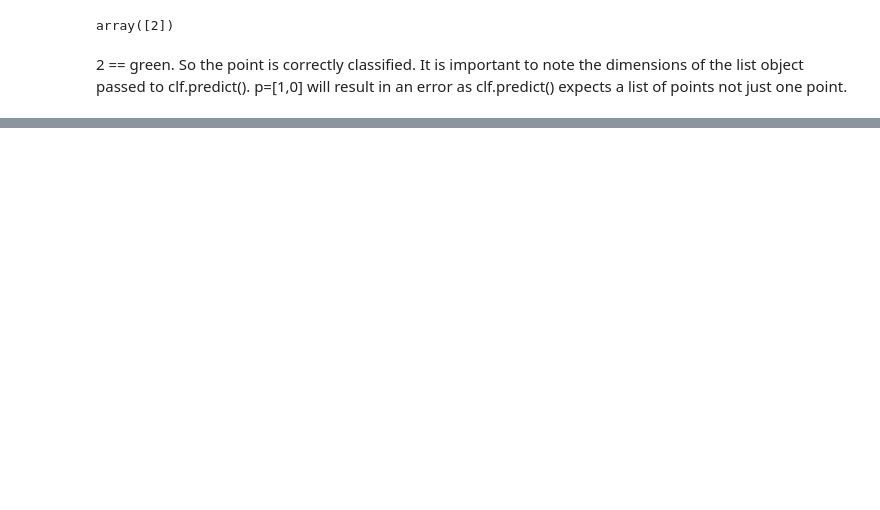
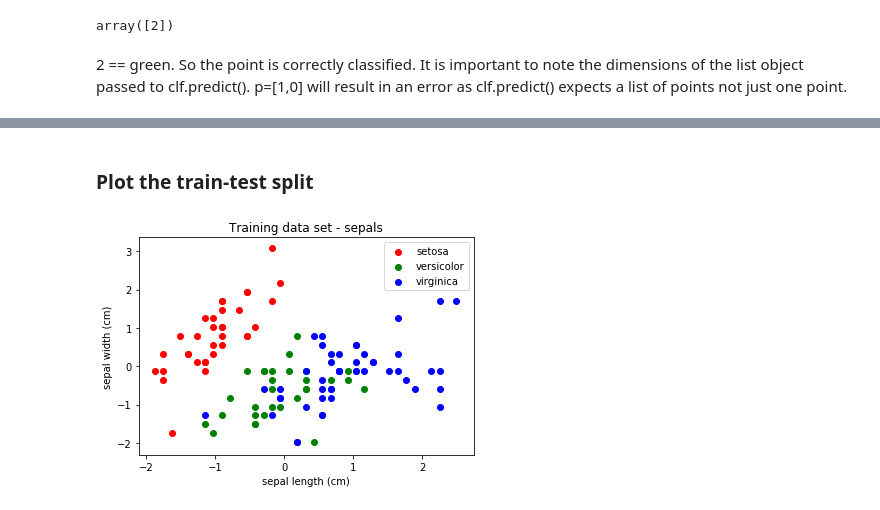
Before and after one commit to saugatach/scikitlearn-tutorial, a Jupyter notebook: mytutorial_scikitlearn_SGDClassifier.ipynb, the cells around one changed output, grey strips where cells are left out. Drawn from its saved outputs; the diff is of its cells as text; code cells hidden in the pictures; blank space fills up the shorter version.

```diff
--- a/mytutorial_scikitlearn_SGDClassifier.ipynb
+++ b/mytutorial_scikitlearn_SGDClassifier.ipynb
@@ -119,0 +181,4 @@ array([2])
+# %%
+# for splitting data set into traiing and testing sets
+from sklearn.model_selection import train_test_split
+x_train, x_test, y_train, y_test  = train_test_split(x_iris, y_iris, test_size=0.25, random_state=34)
@@ -119,0 +201,12 @@ array([2])
+# %% [markdown]
+### Plot the train-test split
+# %%
+for i in range(3):
+    plt.scatter(x_train[:,0][y_train==i], x_train[:,1][y_train==i], c=cols[i])
+plt.legend(iris.target_names)
+plt.xlabel(iris.feature_names[0])
+plt.ylabel(iris.feature_names[1])
+plt.title("Training data set - sepals")
+plt.show()
+# %% [output]
+[figure, added]
```
Also changed, not shown: parts of 91 cells of this notebook.
